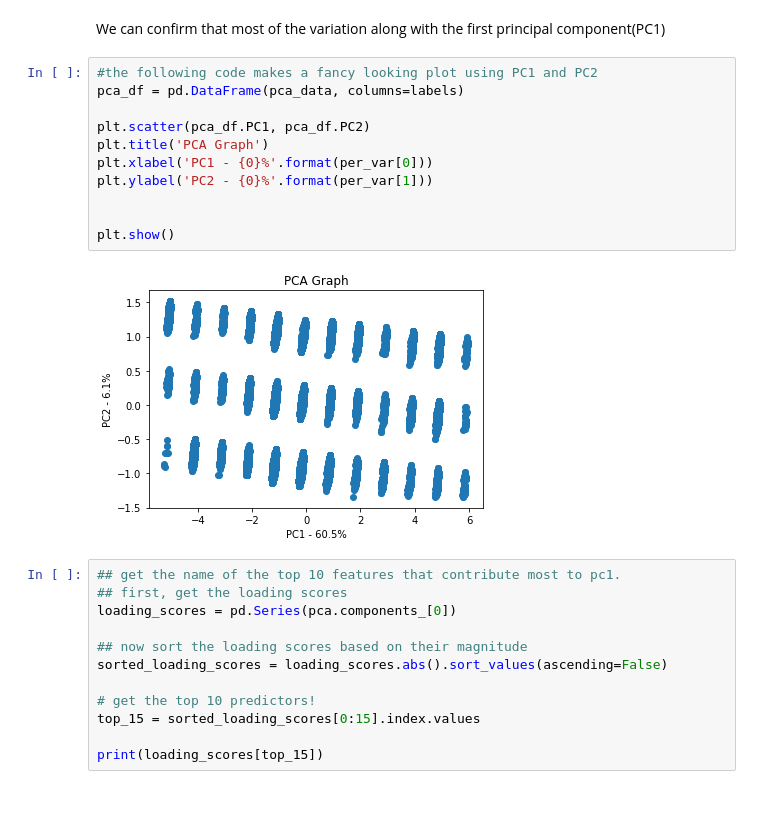
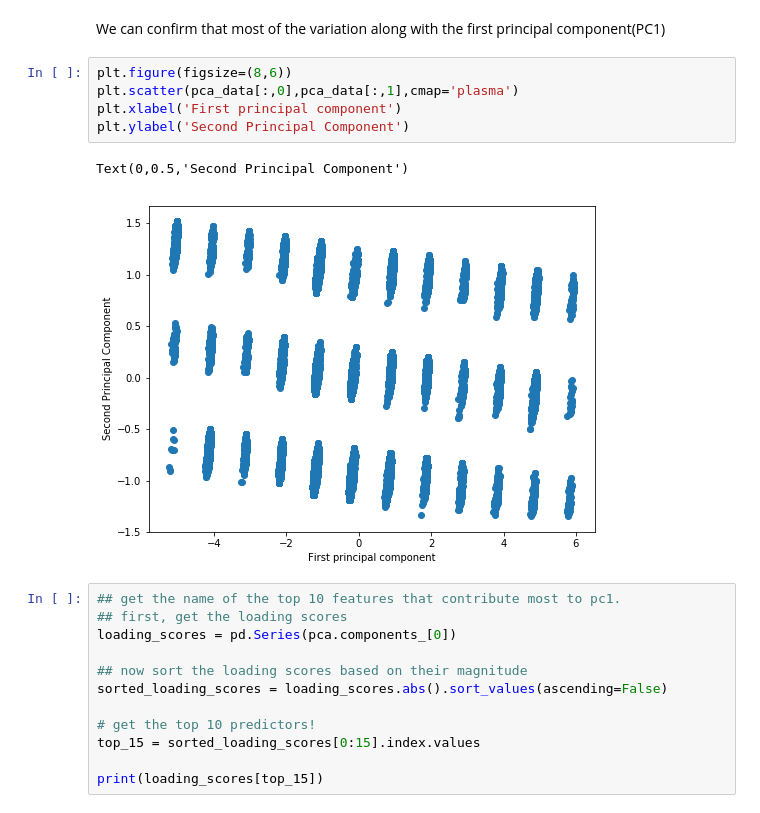
Before and after one commit to Nada-gh/BankMarketing, a Jupyter notebook: FeatureSelection.ipynb, the cells around one changed output. Cells and saved outputs as stored; diff of their text form.

```diff
--- a/FeatureSelection.ipynb
+++ b/FeatureSelection.ipynb
@@ -330,19 +330,14 @@ plt.show()
 [figure]
 # %% [markdown]
 We can confirm that most of the variation along with the first principal component(PC1)
-# %%
-#the following code makes a fancy looking plot using PC1 and PC2
-pca_df = pd.DataFrame(pca_data, columns=labels)
-
-plt.scatter(pca_df.PC1, pca_df.PC2)
-plt.title('PCA Graph')
-plt.xlabel('PC1 - {0}%'.format(per_var[0]))
-plt.ylabel('PC2 - {0}%'.format(per_var[1]))
-
-
-plt.show()
-# %% [output]
-[figure, removed]
+# %%
+plt.figure(figsize=(8,6))
+plt.scatter(pca_data[:,0],pca_data[:,1],cmap='plasma')
+plt.xlabel('First principal component')
+plt.ylabel('Second Principal Component')
+# %% [output]
+Text(0,0.5,'Second Principal Component')
+[figure, added]
 # %%
 ## get the name of the top 10 features that contribute most to pc1.
 ## first, get the loading scores
```
